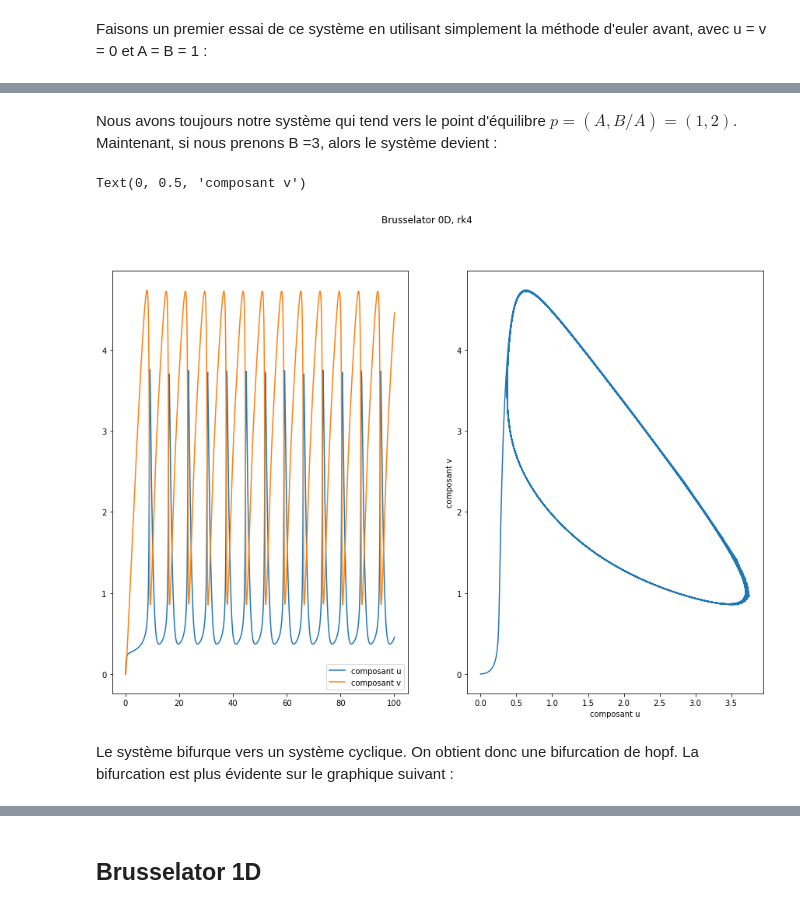
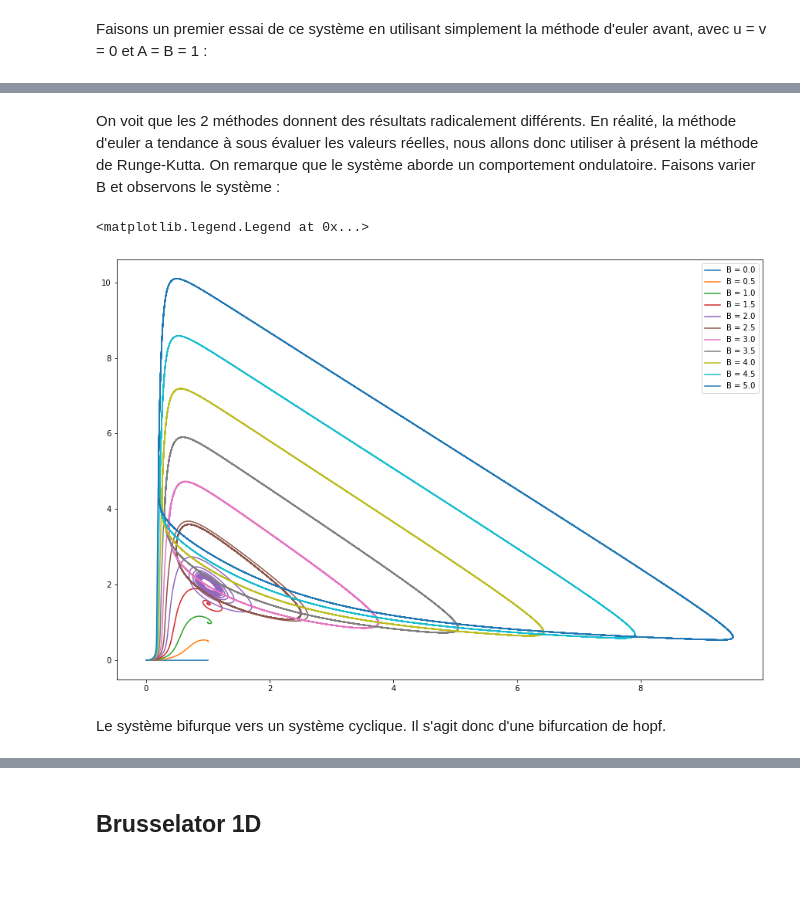
Before and after one commit to quent142/Projet-sim-num-Quentin-Jonathan, a Jupyter notebook: Notebook - Brusselator.ipynb, the cells around one changed output, grey strips where cells are left out. Drawn from its saved outputs; the diff is of its cells as text; code cells hidden in the pictures; blank space fills up the shorter version.

```diff
--- a/Notebook - Brusselator.ipynb
+++ b/Notebook - Brusselator.ipynb
@@ -110,18 +114,0 @@ Utilisons maintenant la méthode de Runge-Kutta et fixons le temps final à 1000
-# %%
-def rk4(A,B,u_0,v_0, t_f, h) :
-    u = [u_0]
-    v = [v_0]
-    t = [0]
-    while t[-1] < t_f :
-        k1 = h*dudt(u[-1],v[-1],A,B)
-        j1 = h*dvdt(u[-1],v[-1],A,B)
-        k2 = h*dudt(u[-1] + k1/2,v[-1] + j1/2,A,B)
-        j2 = h*dvdt(u[-1] + k1/2,v[-1] + j1/2,A,B)
-        k3 = h*dudt(u[-1] + k2/2,v[-1] + j2/2,A,B)
-        j3 = h*dvdt(u[-1] + k2/2,v[-1] + j2/2,A,B)
-        k4 = h*dudt(u[-1] + k3,v[-1] + j3,A,B)
-        j4 = h*dvdt(u[-1] + k3,v[-1] + j3,A,B)
-        u.append(u[-1] + (k1 + 2*k2 + 2*k3 + k4)/6)
-        v.append(v[-1] + (j1 + 2*j2 + 2*j3 + j4)/6)
-        t.append(t[-1] + h)
-    return u,v,t
@@ -145,21 +115,15 @@ Text(0, 0.5, 'composant v')
-# %% [markdown]
-Nous avons toujours notre système qui tend vers le point d'équilibre $p = (A,B/A) = (1,2)$. Maintenant, si nous prenons B =3, alors le système devient :
-# %%
-a,b,t = rk4(1,3,0,0,100,0.1)
-
-fig1 = plt.figure(figsize = (15,10))
-fig1.suptitle('Brusselator 0D, rk4')
-ax1 = fig1.add_subplot(121)
-ax1.plot(t,a,label = 'composant u')
-ax1.plot(t,b,label = 'composant v')
-plt.legend()
-
-ax2 = fig1.add_subplot(122)
-ax2.plot(a,b)
-plt.xlabel('composant u')
-plt.ylabel('composant v')
-# %% [output]
-Text(0, 0.5, 'composant v')
-[figure, removed]
+# %% [markdown]
+On voit que les 2 méthodes donnent des résultats radicalement différents. En réalité, la méthode d'euler a tendance à sous évaluer les valeurs réelles, nous allons donc utiliser à présent la méthode de Runge-Kutta. On remarque que le système aborde un comportement ondulatoire. Faisons varier B et observons le système :
+# %%
+plt.figure(figsize = (15,10))
+for i in range(11) :
+    u,v,t = rk4(1,i/2,0,0,100,10000)
+    ind = 'i'
+    plt.plot(u,v, label = 'B = {}'.format(i/2))
+
+plt.legend()
+# %% [output]
+<matplotlib.legend.Legend at 0x...>
+[figure, added]
 # %% [markdown]
-Le système bifurque vers un système cyclique. On obtient donc une bifurcation de hopf. La bifurcation est plus évidente sur le graphique suivant :
+Le système bifurque vers un système cyclique. Il s'agit donc d'une bifurcation de hopf.
```
Also changed, not shown: parts of 14 cells of this notebook.
